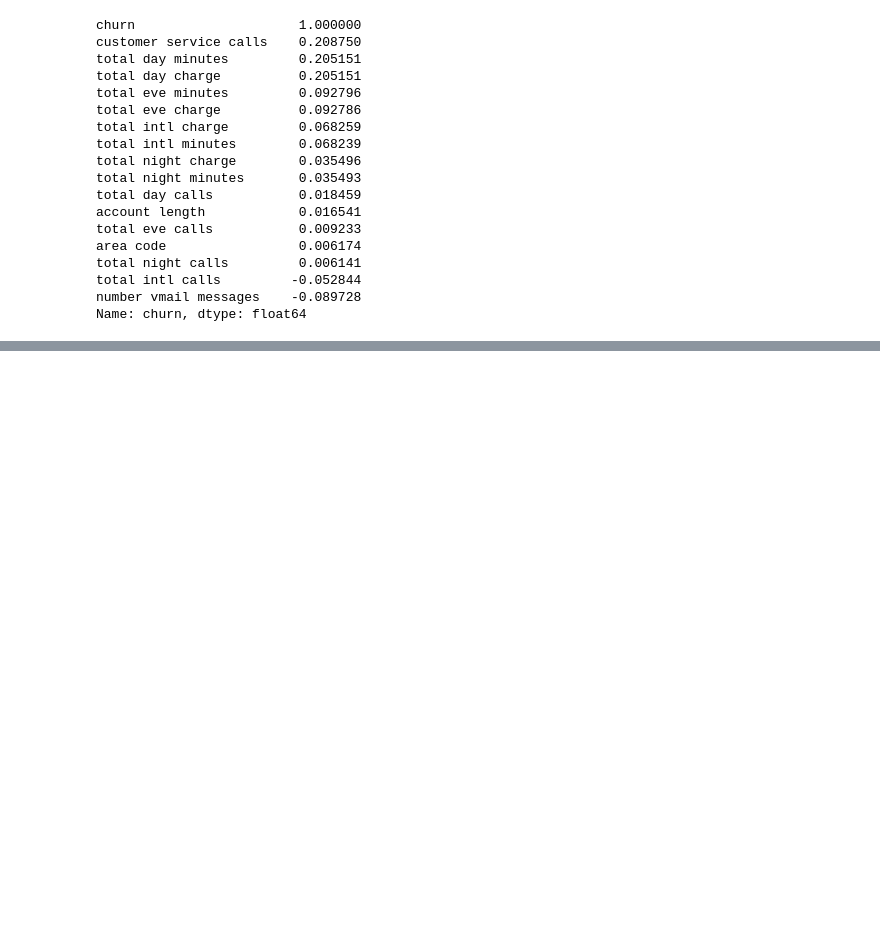
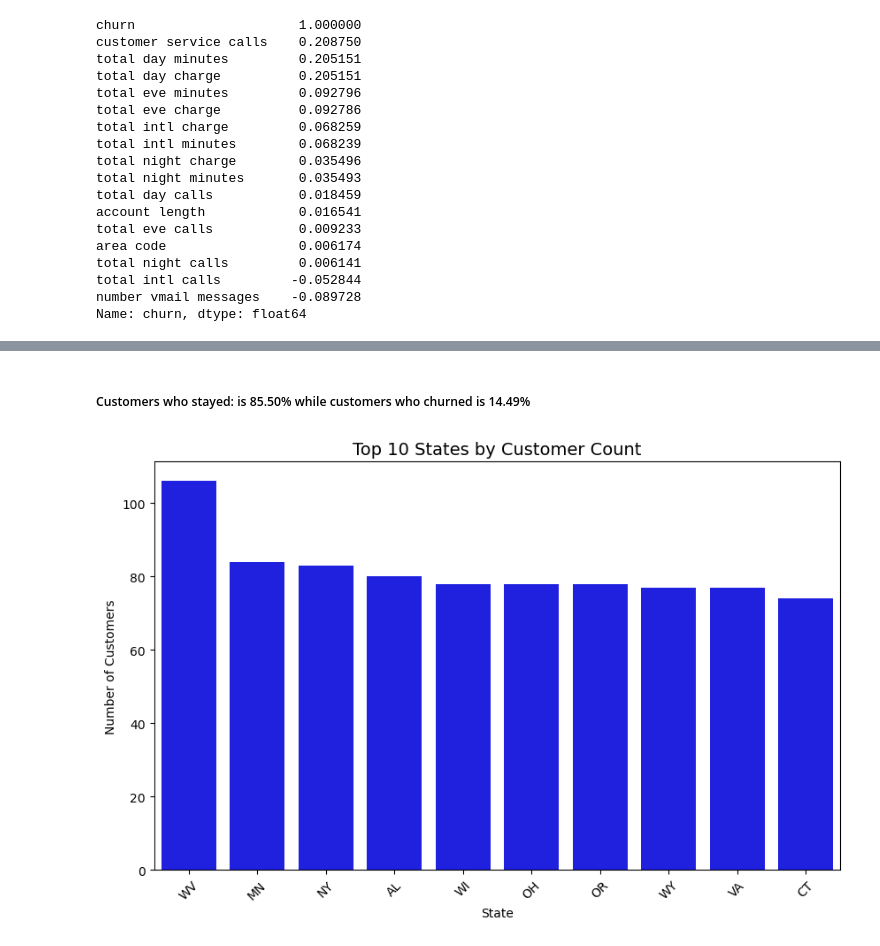
Before and after one commit to Kiplagat8/dsft13hybrid_phase3_project_group4, a Jupyter notebook: index.ipynb, the cells around one changed output, grey strips where cells are left out. Saved outputs shown, nothing was run; the diff lists cells and outputs as text; code cells hidden in the pictures; blank space fills up the shorter version.

```diff
--- a/index.ipynb
+++ b/index.ipynb
@@ -254,3 +231,6 @@ total night calls         0.006141
 total intl calls         -0.052844
 number vmail messages    -0.089728
 Name: churn, dtype: float64
+# %%
+#Replacing the spaces in column names with _
+df.columns = df.columns.str.replace(' ','_')
@@ -256,0 +340,17 @@ Name: churn, dtype: float64
+# %% [markdown]
+##### Customers who stayed: is 85.50% while customers who churned is 14.49%
+# %%
+#Assign the variable state_counts to the top 10 states by customers
+state_counts = df['state'].value_counts().head(10).reset_index()
+state_counts.columns = ['state', 'count']
+
+# Plot using Seaborn
+plt.figure(figsize=(10,6))
+sns.barplot(data=state_counts, x='state', y='count', color= 'blue')
+plt.title("Top 10 States by Customer Count", fontsize=14)
+plt.xlabel("State")
+plt.ylabel("Number of Customers")
+plt.xticks(rotation=45)
+plt.show()
+# %% [output]
+[figure, added]
```
Also changed, not shown: parts of 107 cells of this notebook, 1 other file.
